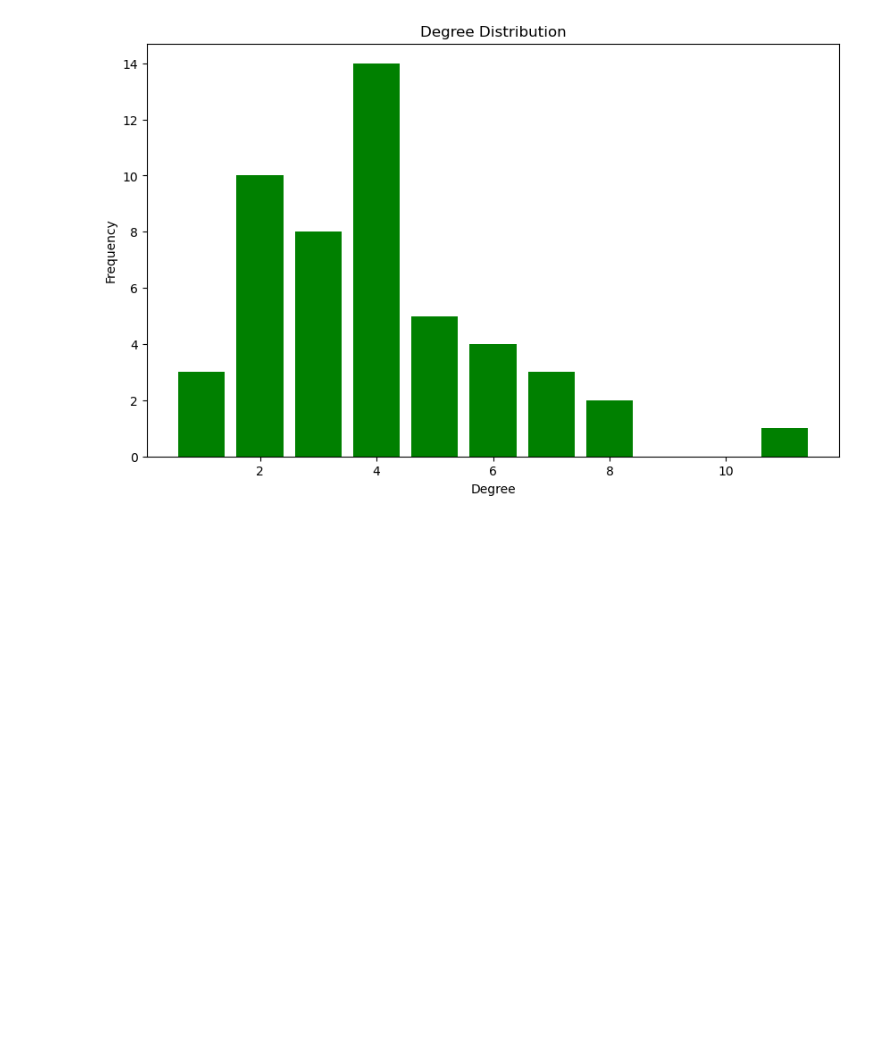
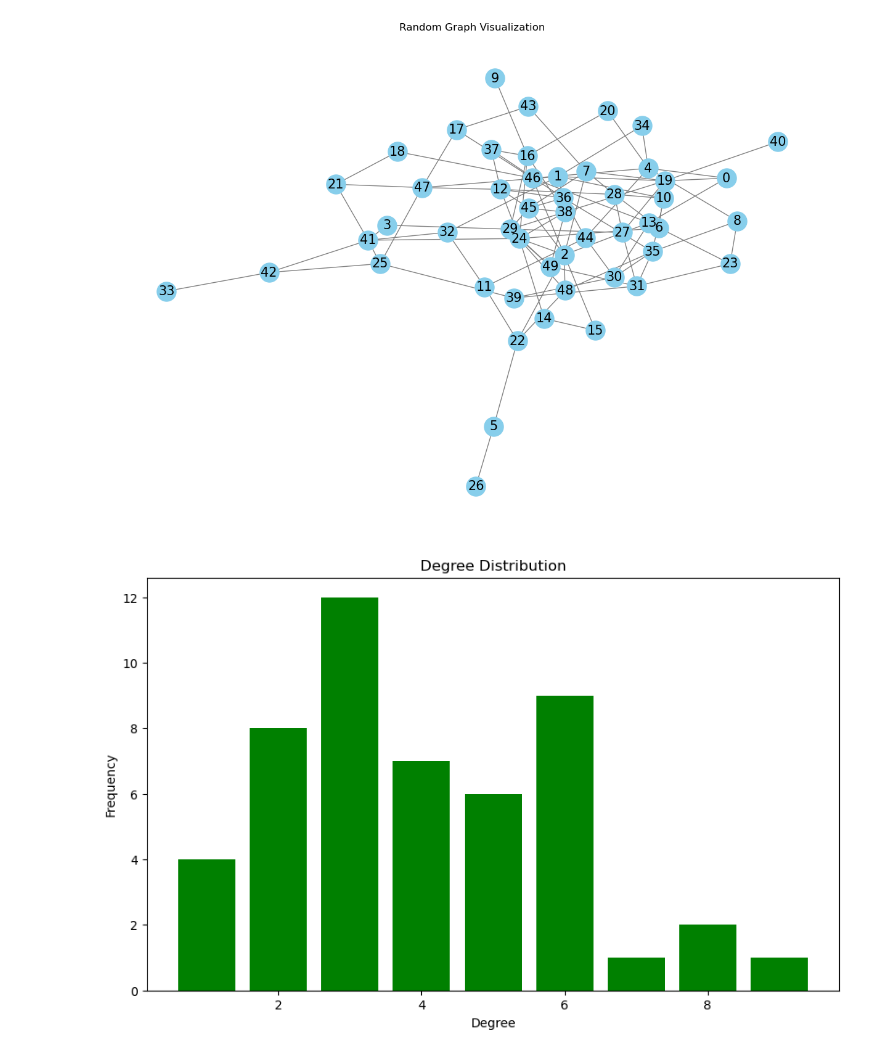
Before and after one commit to Arashjp8/subjectsInCS_Project, a Jupyter notebook: index.ipynb, the cells around one changed output. Cells and saved outputs as stored; diff of their text form; code cells hidden in the pictures; blank space fills up the shorter version.

Commit message:
[feature] - showing the generated graph

```diff
--- a/index.ipynb
+++ b/index.ipynb
@@ -6,6 +6,13 @@ def generateRandomGraph(numberOfNodes, numberOfEdges):
     randomGraph = nx.gnm_random_graph(numberOfNodes, numberOfEdges)
 
     return randomGraph
+
+def plotGraph(graph):
+    plt.figure(figsize=(12, 8))
+    pos = nx.spring_layout(graph)
+    nx.draw(graph, pos, with_labels=True, node_color='skyblue', node_size=500, edge_color='gray', linewidths=1, font_size=15)
+    plt.title('Random Graph Visualization')
+    plt.show()
 
 def plotDegreeDistribution(graph):
     degrees = [graph.degree(n) for n in graph.nodes()]
@@ -20,13 +27,15 @@ def plotDegreeDistribution(graph):
 # %%
 # graph generation
 
 numberOfNodes = 50
 numberOfEdges = 100
 
 graph = generateRandomGraph(numberOfNodes, numberOfEdges)
+plotGraph(graph)
 plotDegreeDistribution(graph)
 # %% [output]
-[figure, old version]
+[figure, new version]
+[figure, added]
 # %%
 def calculateClusteringCoefficients(graph):
     clusteringCoefficient = nx.clustering(graph)
```
Also changed, not shown: parts of 4 cells of this notebook.
